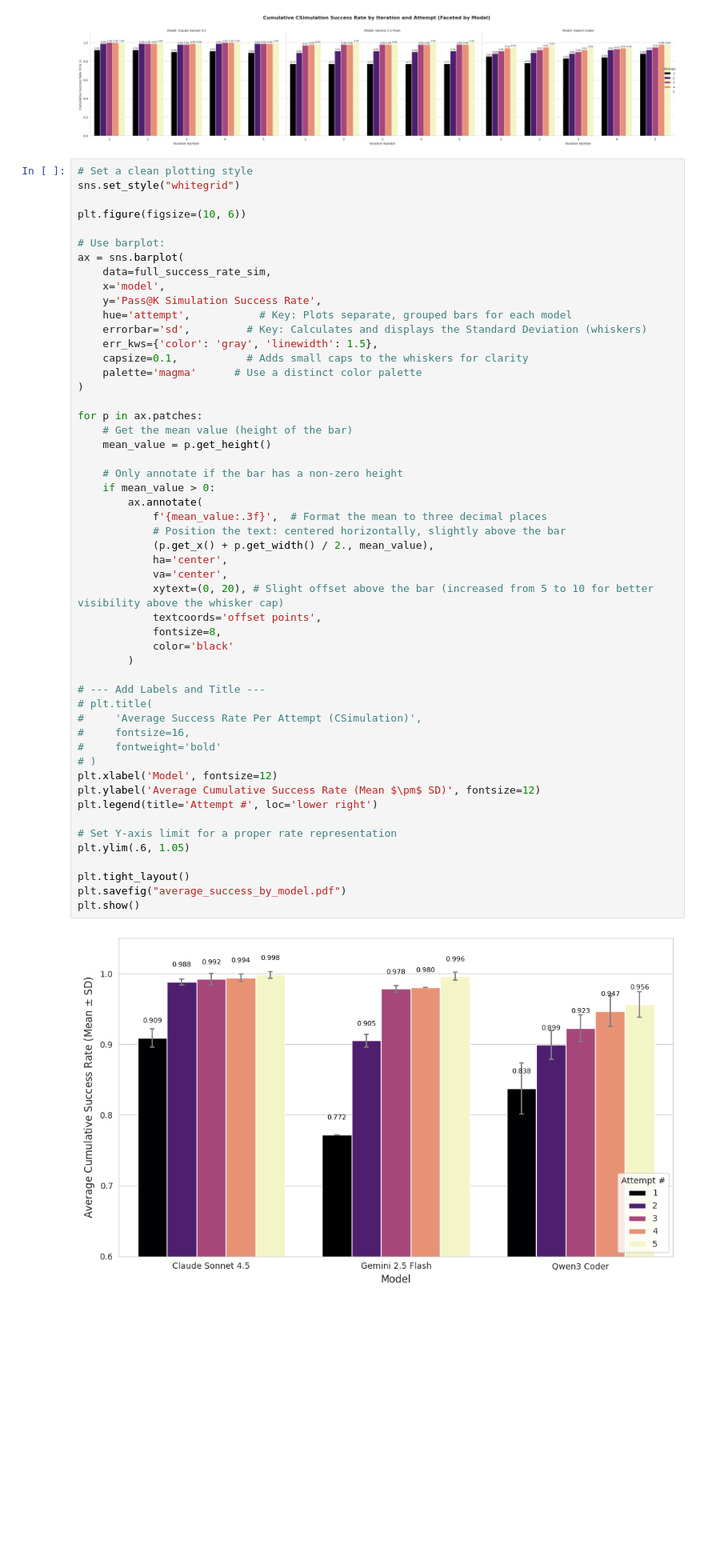
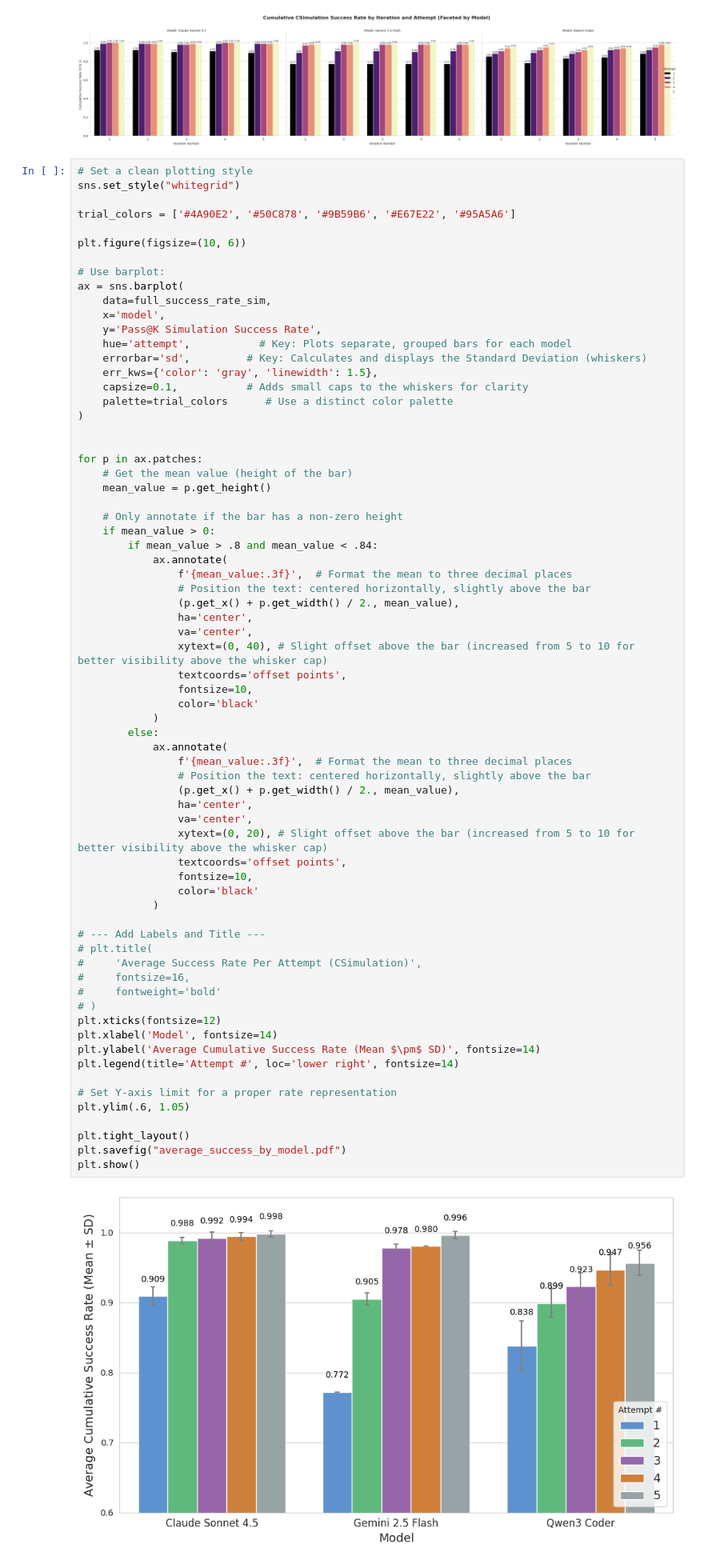
Before and after one commit to byuccl/HLS-FAB, a Jupyter notebook: results/data_analysis/vitis5x5.ipynb, the cells around one changed output. Shown at 80% size. Drawn from its saved outputs; the diff is of its cells as text; blank space fills up the shorter version.

```diff
--- a/results/data_analysis/vitis5x5.ipynb
+++ b/results/data_analysis/vitis5x5.ipynb
@@ -146,6 +146,8 @@ plt.tight_layout()
 # %%
 # Set a clean plotting style
 sns.set_style("whitegrid")
+
+trial_colors = ['#4A90E2', '#50C878', '#9B59B6', '#E67E22', '#95A5A6']
 
 plt.figure(figsize=(10, 6))
 
@@ -154,49 +156,64 @@ ax = sns.barplot(
     data=full_success_rate_sim,
     x='model',
     y='Pass@K Simulation Success Rate',
     hue='attempt',           # Key: Plots separate, grouped bars for each model
     errorbar='sd',         # Key: Calculates and displays the Standard Deviation (whiskers)
     err_kws={'color': 'gray', 'linewidth': 1.5},
     capsize=0.1,           # Adds small caps to the whiskers for clarity
-    palette='magma'      # Use a distinct color palette
+    palette=trial_colors      # Use a distinct color palette
 )
+
 
 for p in ax.patches:
     # Get the mean value (height of the bar)
     mean_value = p.get_height()
 
     # Only annotate if the bar has a non-zero height
     if mean_value > 0:
-        ax.annotate(
-            f'{mean_value:.3f}',  # Format the mean to three decimal places
-            # Position the text: centered horizontally, slightly above the bar
-            (p.get_x() + p.get_width() / 2., mean_value),
-            ha='center',
-            va='center',
-            xytext=(0, 20), # Slight offset above the bar (increased from 5 to 10 for better visibility above the whisker cap)
-            textcoords='offset points',
-            fontsize=8,
-            color='black'
-        )
+        if mean_value > .8 and mean_value < .84:
+            ax.annotate(
+                f'{mean_value:.3f}',  # Format the mean to three decimal places
+                # Position the text: centered horizontally, slightly above the bar
+                (p.get_x() + p.get_width() / 2., mean_value),
+                ha='center',
+                va='center',
+                xytext=(0, 40), # Slight offset above the bar (increased from 5 to 10 for better visibility above the whisker cap)
+                textcoords='offset points',
+                fontsize=10,
+                color='black'
+            )
+        else:
+            ax.annotate(
+                f'{mean_value:.3f}',  # Format the mean to three decimal places
+                # Position the text: centered horizontally, slightly above the bar
+                (p.get_x() + p.get_width() / 2., mean_value),
+                ha='center',
+                va='center',
+                xytext=(0, 20), # Slight offset above the bar (increased from 5 to 10 for better visibility above the whisker cap)
+                textcoords='offset points',
+                fontsize=10,
+                color='black'
+            )
 
 # --- Add Labels and Title ---
 # plt.title(
 #     'Average Success Rate Per Attempt (CSimulation)',
 #     fontsize=16,
 #     fontweight='bold'
 # )
-plt.xlabel('Model', fontsize=12)
-plt.ylabel('Average Cumulative Success Rate (Mean $\pm$ SD)', fontsize=12)
-plt.legend(title='Attempt #', loc='lower right')
+plt.xticks(fontsize=12)
+plt.xlabel('Model', fontsize=14)
+plt.ylabel('Average Cumulative Success Rate (Mean $\pm$ SD)', fontsize=14)
+plt.legend(title='Attempt #', loc='lower right', fontsize=14)
 
 # Set Y-axis limit for a proper rate representation
 plt.ylim(.6, 1.05)
 
 plt.tight_layout()
 plt.savefig("average_success_by_model.pdf")
 plt.show()
 # %% [output]
-[figure, old version]
+[figure, new version]
 # %%
 # Set a clean plotting style
 sns.set_style("whitegrid")
```
Also changed, not shown: parts of 1 cell of this notebook, 45 other files.
